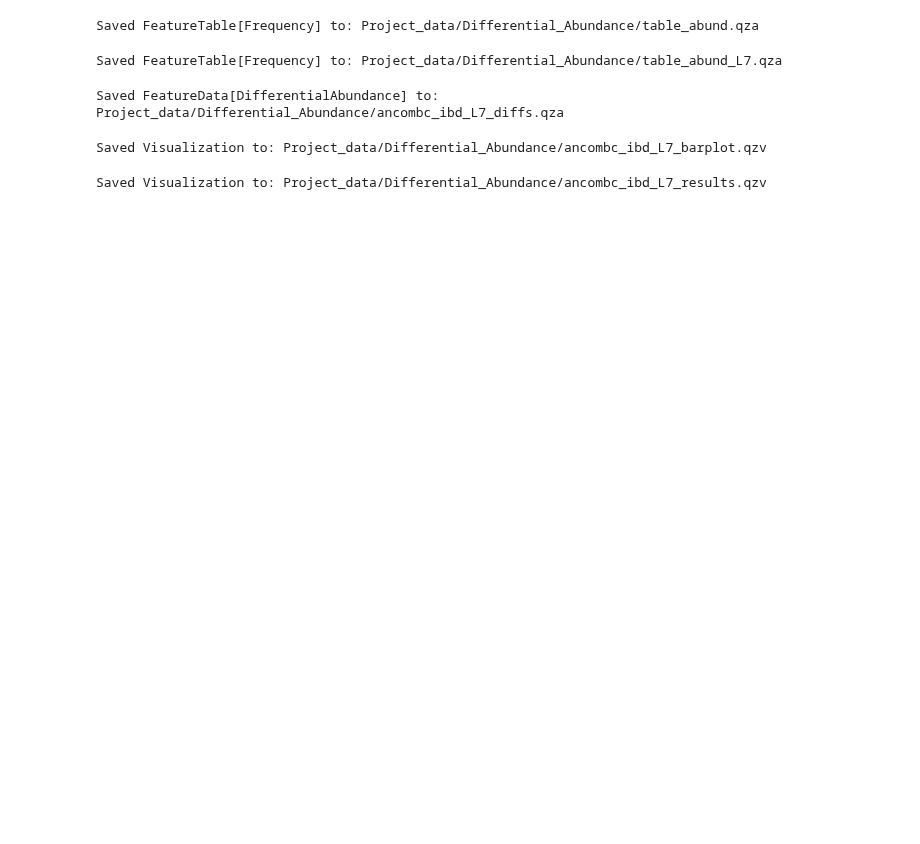
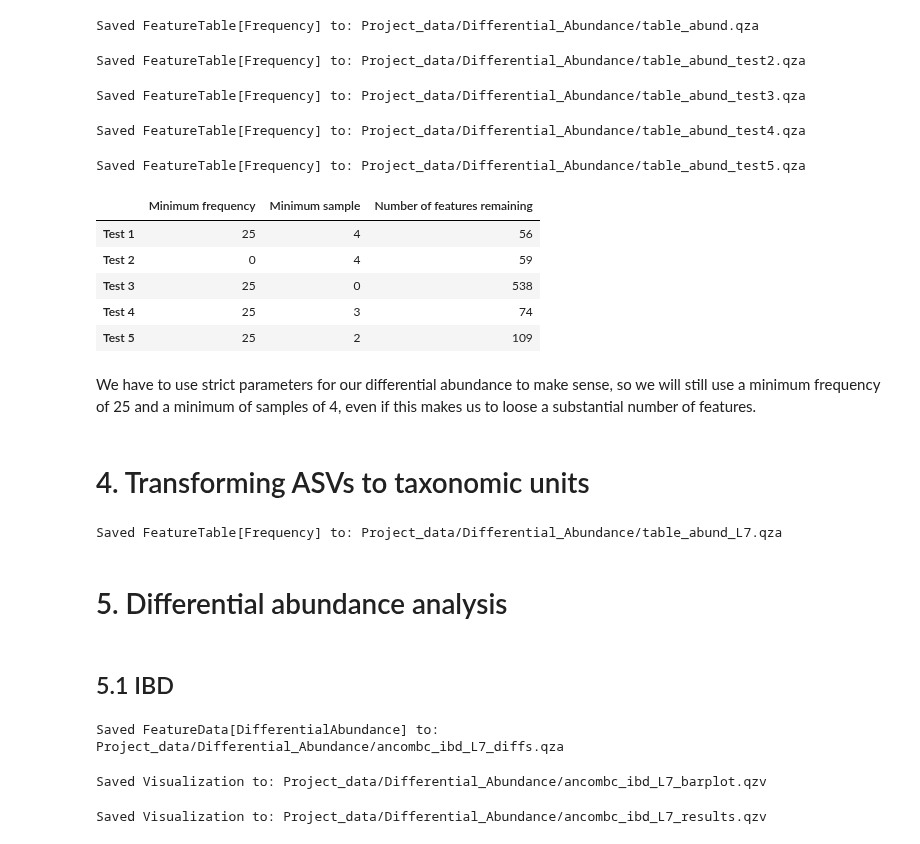
Before and after one commit to Mila-cmd651/FunGut-Project, a Jupyter notebook: Submission_FunGut_script/4.Differential_Abundance.ipynb, the cells around one changed output. Cells and saved outputs as stored; diff of their text form; code cells hidden in the pictures; blank space fills up the shorter version.

Commit message:
Finished the differential abundance

```diff
--- a/Submission_FunGut_script/4.Differential_Abundance.ipynb
+++ b/Submission_FunGut_script/4.Differential_Abundance.ipynb
@@ -31,6 +58,68 @@ input_metadata = "Project_data/Metadata/updated_fungut_metadata.tsv"
   --o-filtered-table $data_dir/table_abund.qza
 # %% [output]
 Saved FeatureTable[Frequency] to: Project_data/Differential_Abundance/table_abund.qza
+# %%
+! qiime feature-table filter-features \
+  --i-table $input_table \
+  --p-min-samples 4 \
+  --o-filtered-table $data_dir/table_abund_test2.qza
+# %% [output]
+Saved FeatureTable[Frequency] to: Project_data/Differential_Abundance/table_abund_test2.qza
+# %%
+! qiime feature-table filter-features \
+  --i-table $input_table \
+  --p-min-frequency 25 \
+  --o-filtered-table $data_dir/table_abund_test3.qza
+# %% [output]
+Saved FeatureTable[Frequency] to: Project_data/Differential_Abundance/table_abund_test3.qza
+# %%
+! qiime feature-table filter-features \
+  --i-table $input_table \
+  --p-min-frequency 25 \
+  --p-min-samples 3 \
+  --o-filtered-table $data_dir/table_abund_test4.qza
+# %% [output]
+Saved FeatureTable[Frequency] to: Project_data/Differential_Abundance/table_abund_test4.qza
+# %%
+! qiime feature-table filter-features \
+  --i-table $input_table \
+  --p-min-frequency 25 \
+  --p-min-samples 2 \
+  --o-filtered-table $data_dir/table_abund_test5.qza
+# %% [output]
+Saved FeatureTable[Frequency] to: Project_data/Differential_Abundance/table_abund_test5.qza
+# %%
+#Get number of remaining features after filtering with the different parameters
+table_abund_test1 = Artifact.load(f"{data_dir}/table_abund.qza").view(pd.DataFrame)
+table_abund_test2 = Artifact.load(f"{data_dir}/table_abund_test2.qza").view(pd.DataFrame)
+table_abund_test3 = Artifact.load(f"{data_dir}/table_abund_test3.qza").view(pd.DataFrame)
+table_abund_test4 = Artifact.load(f"{data_dir}/table_abund_test4.qza").view(pd.DataFrame)
+table_abund_test5 = Artifact.load(f"{data_dir}/table_abund_test5.qza").view(pd.DataFrame)
+
+tests = [f"Test {i}" for i in range(1, 6)]
+min_freq = [25, 0, 25, 25, 25]
+min_sample = [4, 4, 0, 3, 2]
+dfs = [table_abund_test1, table_abund_test2, table_abund_test3, table_abund_test4, table_abund_test5]
+
+rem_features = []
+
+for df in dfs:
+    rem_features.append(len(df.columns))
+
+comparison_df = pd.DataFrame({"Minimum frequency": min_freq, "Minimum sample": min_sample, "Number of features remaining": rem_features}, index=tests)
+
+display(comparison_df)
+# %% [output]
+|  | Minimum frequency | Minimum sample | Number of features remaining |
+| Test 1 | 25 | 4 | 56 |
+| Test 2 | 0 | 4 | 59 |
+| Test 3 | 25 | 0 | 538 |
+| Test 4 | 25 | 3 | 74 |
+| Test 5 | 25 | 2 | 109 |
+# %% [markdown]
+We have to use strict parameters for our differential abundance to make sense, so we will still use a minimum frequency of 25 and a minimum of samples of 4, even if this makes us to loose a substantial number of features.
+# %% [markdown]
+# 4. Transforming ASVs to taxonomic units
 # %%
 # Collapse to species level (L7)
 ! qiime taxa collapse \
@@ -40,6 +129,10 @@ Saved FeatureTable[Frequency] to: Project_data/Differential_Abundance/table_abun
   --o-collapsed-table $data_dir/table_abund_L7.qza
 # %% [output]
 Saved FeatureTable[Frequency] to: Project_data/Differential_Abundance/table_abund_L7.qza
+# %% [markdown]
+# 5. Differential abundance analysis
+# %% [markdown]
+## 5.1 IBD
 # %%
 # ANCOM-BC: effect of IBD
 ! qiime composition ancombc \
```
Also changed, not shown: parts of 29 cells of this notebook.
